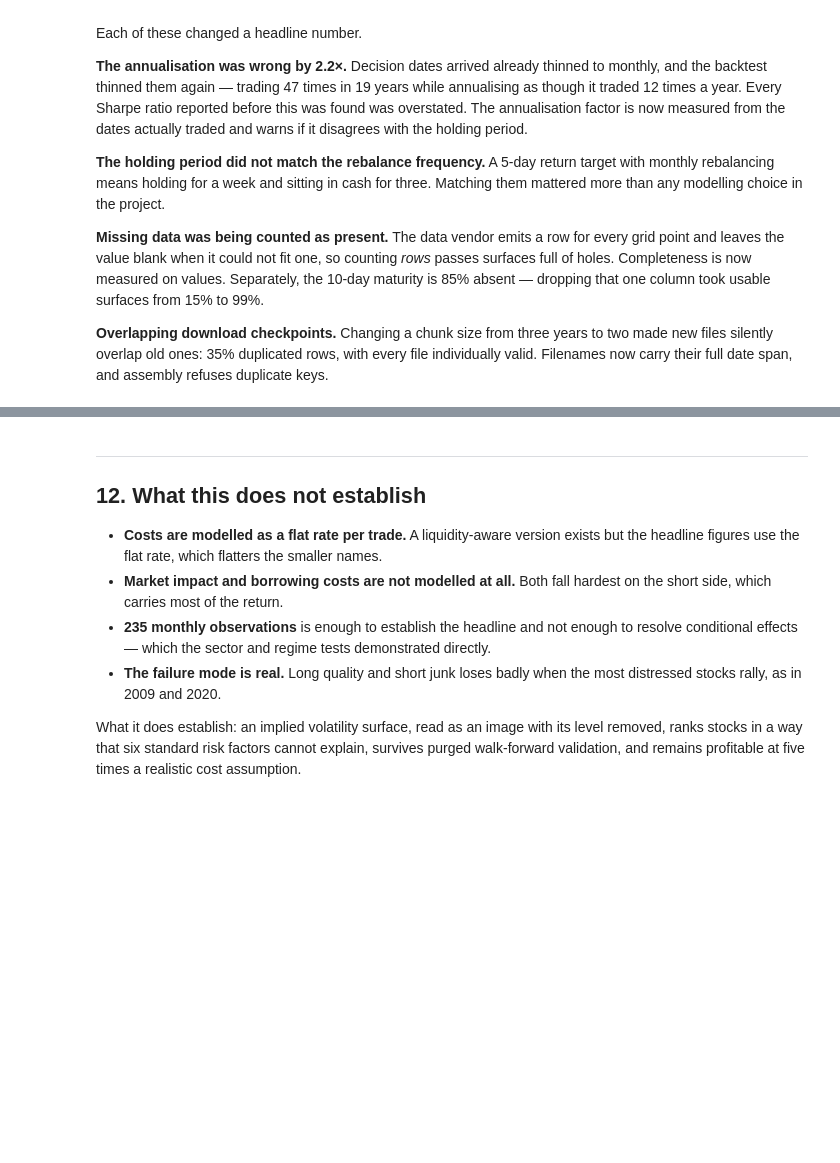
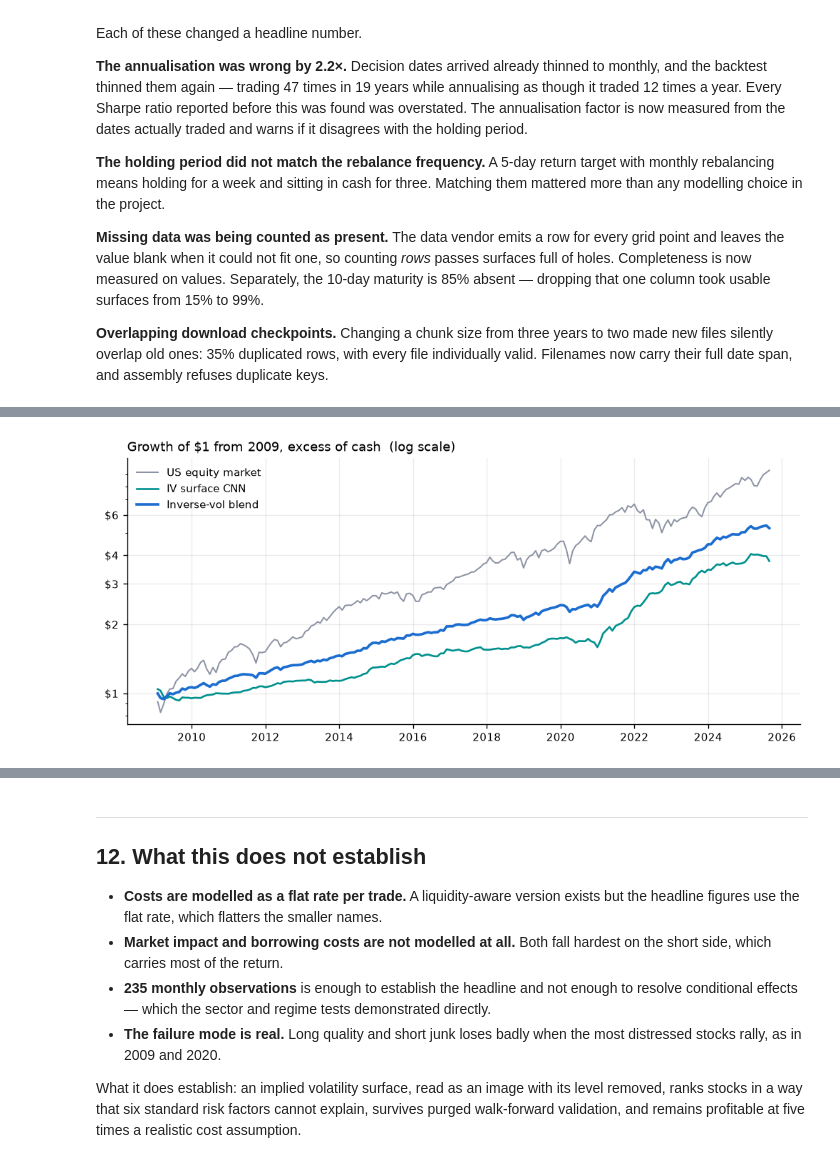
Before and after one commit to jlad314/market-image-prediction, a Jupyter notebook: notebooks/results.ipynb, the cells around one changed output, grey strips where cells are left out. Drawn from its saved outputs; the diff is of its cells as text; code cells hidden in the pictures; blank space fills up the shorter version.

```diff
--- a/notebooks/results.ipynb
+++ b/notebooks/results.ipynb
@@ -388,0 +481,16 @@ valid. Filenames now carry their full date span, and assembly refuses duplicate
+# %%
+WARM = 36
+w_iv = np.full(len(s), 0.5)
+for t in range(WARM, len(s)):
+    vs, vm = s[:t].std(ddof=1), m[:t].std(ddof=1)
+    w_iv[t] = vm / (vs + vm)          # inverse-vol, expanding window
+
+rows = []
+for lab, r in [('100% market', m), ('100% strategy', s),
+               ('inverse-vol (no look-ahead)', w_iv*s + (1-w_iv)*m),
+               ('in-sample optimum (OVERFIT)', ws[best]*s + (1-ws[best])*m)]:
+    a_, v_, sh, dd = stats_of(r[WARM:])
+    rows.append({'portfolio': lab, 'ann_return': a_, 'ann_vol': v_,
+                 'sharpe': sh, 'max_drawdown': dd})
+pl.DataFrame(rows).to_pandas().style.format({
+    'ann_return':'{:.2%}','ann_vol':'{:.2%}','sharpe':'{:.2f}','max_drawdown':'{:.1%}'})
@@ -388,0 +503,13 @@ valid. Filenames now carry their full date span, and assembly refuses duplicate
+# %%
+fig, ax = plt.subplots(figsize=(8.4, 3.8))
+d_ = both.index[WARM:]
+for r, lab, c, lw in [(m[WARM:], 'US equity market', GREY, 1.2),
+                      (s[WARM:], 'IV surface CNN', TEAL, 1.6),
+                      ((w_iv*s + (1-w_iv)*m)[WARM:], 'Inverse-vol blend', BLUE, 2.2)]:
+    ax.plot(d_, np.cumprod(1+r), color=c, lw=lw, label=lab)
+ax.set_yscale('log')
+ax.set_yticks([1,2,3,4,6]); ax.set_yticklabels(['$1','$2','$3','$4','$6'])
+ax.set_title('Growth of $1 from 2009, excess of cash  (log scale)', loc='left')
+ax.legend(loc='upper left'); plt.tight_layout()
+# %% [output]
+[figure, added]
```
Also changed, not shown: parts of 10 cells of this notebook.
